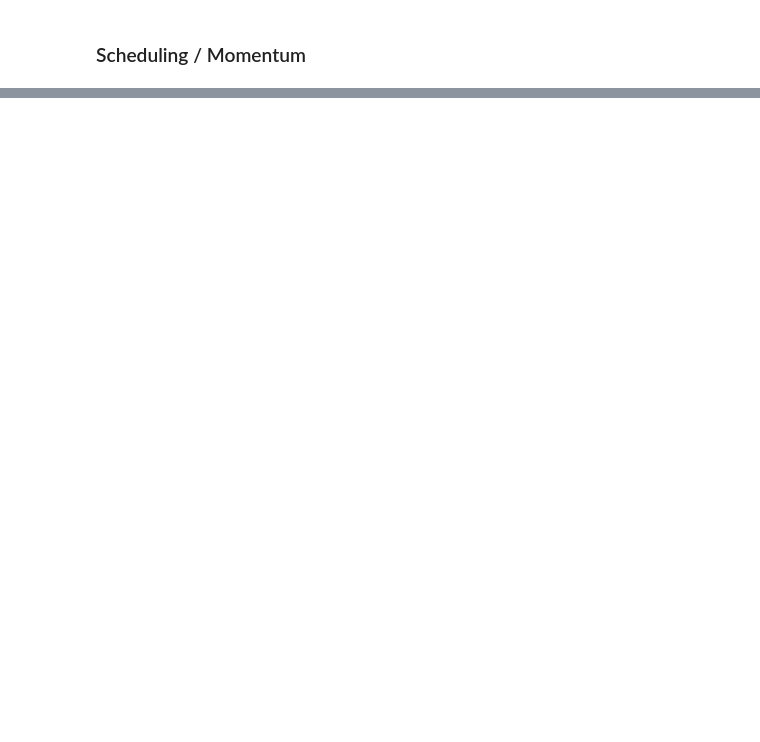
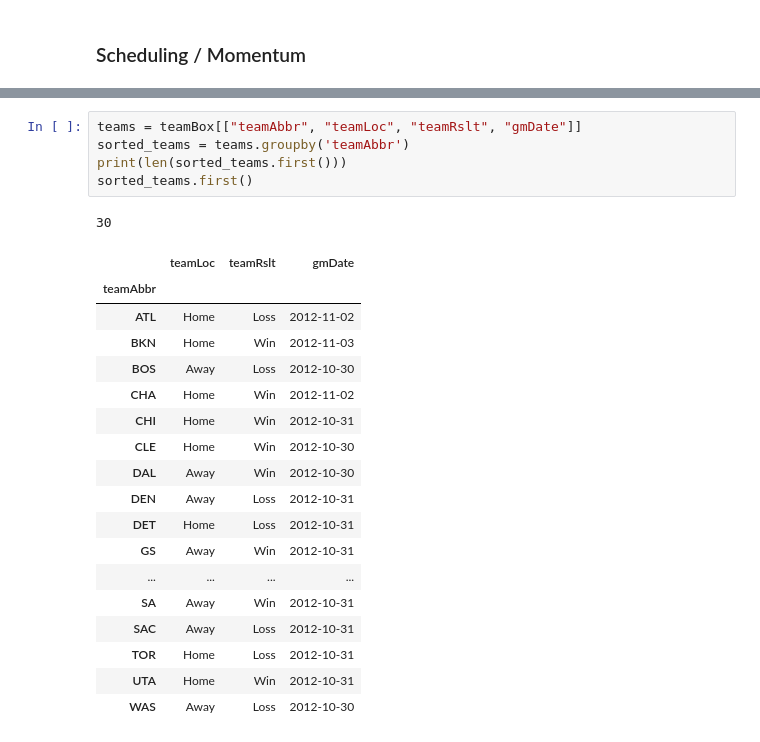
Before and after one commit to jjsahabu/NBA-Game-Predictor, a Jupyter notebook: W207-Final-Project-JJ.ipynb, the cells around one changed output, grey strips where cells are left out. Saved outputs shown, nothing was run; the diff lists cells and outputs as text; blank space fills up the shorter version.

```diff
--- a/W207-Final-Project.ipynb
+++ b/W207-Final-Project-JJ.ipynb
@@ -262,0 +271,25 @@ nba_schedule
+# %%
+teams = teamBox[["teamAbbr", "teamLoc", "teamRslt", "gmDate"]]
+sorted_teams = teams.groupby('teamAbbr')
+print(len(sorted_teams.first()))
+sorted_teams.first()
+# %% [output]
+30
+|  | teamLoc | teamRslt | gmDate |
+| teamAbbr |  |  |  |
+| ATL | Home | Loss | 2012-11-02 |
+| BKN | Home | Win | 2012-11-03 |
+| BOS | Away | Loss | 2012-10-30 |
+| CHA | Home | Win | 2012-11-02 |
+| CHI | Home | Win | 2012-10-31 |
+| CLE | Home | Win | 2012-10-30 |
+| DAL | Away | Win | 2012-10-30 |
+| DEN | Away | Loss | 2012-10-31 |
+| DET | Home | Loss | 2012-10-31 |
+| GS | Away | Win | 2012-10-31 |
+| ... | ... | ... | ... |
+| SA | Away | Win | 2012-10-31 |
+| SAC | Away | Loss | 2012-10-31 |
+| TOR | Home | Loss | 2012-10-31 |
+| UTA | Home | Win | 2012-10-31 |
+| WAS | Away | Loss | 2012-10-30 |
```
Also changed, not shown: parts of 8 cells of this notebook.
